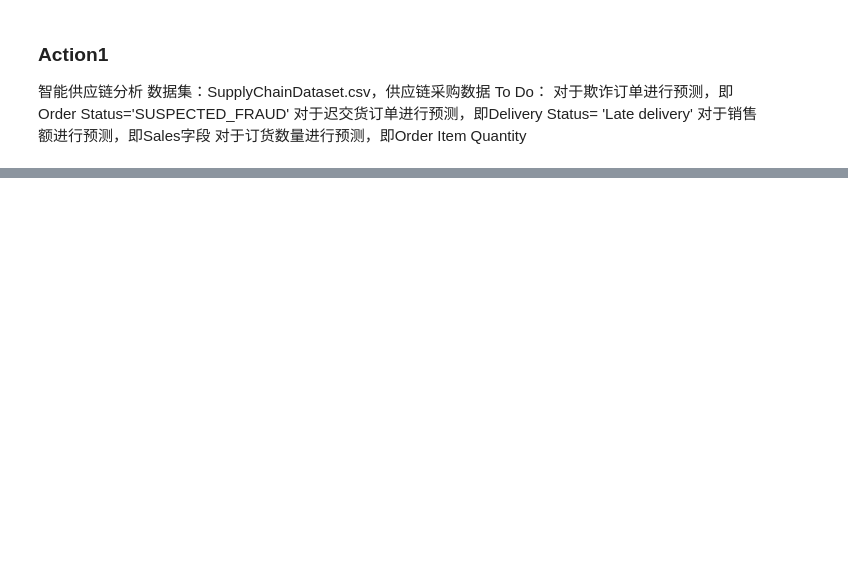
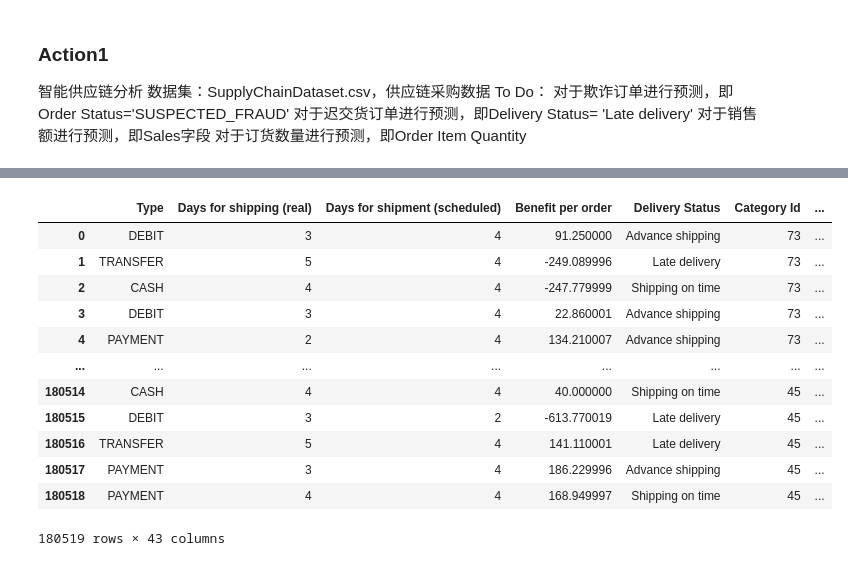
Before and after one commit to ruizhuwu/BI, a Jupyter notebook: week10/homework2.ipynb, the cells around one changed output, grey strips where cells are left out. Cells and saved outputs as stored; diff of their text form; code cells hidden in the pictures; blank space fills up the shorter version.

```diff
--- a/week10/homework2.ipynb
+++ b/week10/homework2.ipynb
@@ -39,0 +146,18 @@ train_data['late'].sum()
+# %%
+import pandas as pd
+pd.set_option('display.max_columns', None)
+train_data
+# %% [output]
+|  | Type | Days for shipping (real) | Days for shipment (scheduled) | Benefit per order | Delivery Status | Category Id | ... |
+| 0 | DEBIT | 3 | 4 | 91.250000 | Advance shipping | 73 | ... |
+| 1 | TRANSFER | 5 | 4 | -249.089996 | Late delivery | 73 | ... |
+| 2 | CASH | 4 | 4 | -247.779999 | Shipping on time | 73 | ... |
+| 3 | DEBIT | 3 | 4 | 22.860001 | Advance shipping | 73 | ... |
+| 4 | PAYMENT | 2 | 4 | 134.210007 | Advance shipping | 73 | ... |
+| ... | ... | ... | ... | ... | ... | ... | ... |
+| 180514 | CASH | 4 | 4 | 40.000000 | Shipping on time | 45 | ... |
+| 180515 | DEBIT | 3 | 2 | -613.770019 | Late delivery | 45 | ... |
+| 180516 | TRANSFER | 5 | 4 | 141.110001 | Late delivery | 45 | ... |
+| 180517 | PAYMENT | 3 | 4 | 186.229996 | Advance shipping | 45 | ... |
+| 180518 | PAYMENT | 4 | 4 | 168.949997 | Shipping on time | 45 | ... |
+180519 rows × 43 columns
```
Also changed, not shown: parts of 42 cells of this notebook.
